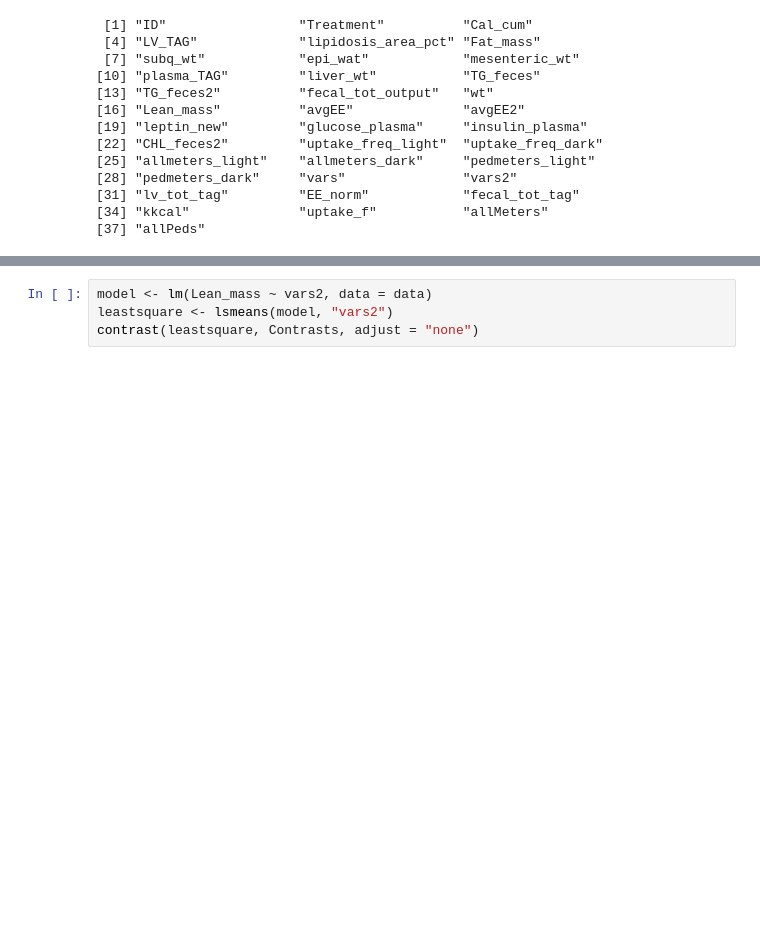
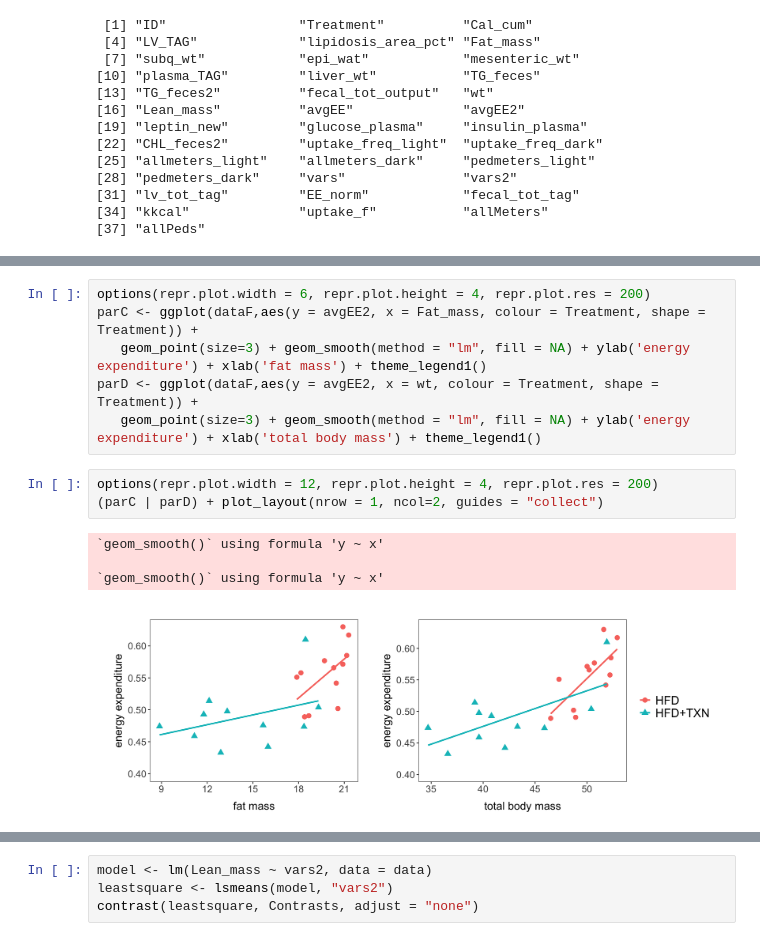
Before and after one commit to zhangyang2017/PPAR, a Jupyter notebook: manuscript/figures/figure02/figure2.ipynb, the cells around one changed output, grey strips where cells are left out. Cells and saved outputs as stored; diff of their text form; blank space fills up the shorter version.

```diff
--- a/manuscript/figures/figure02/figure2.ipynb
+++ b/manuscript/figures/figure02/figure2.ipynb
@@ -127,0 +294,14 @@ names(data)
+# %%
+options(repr.plot.width = 6, repr.plot.height = 4, repr.plot.res = 200)
+parC <- ggplot(dataF,aes(y = avgEE2, x = Fat_mass, colour = Treatment, shape = Treatment)) +
+   geom_point(size=3) + geom_smooth(method = "lm", fill = NA) + ylab('energy expenditure') + xlab('fat mass') + theme_legend1()
+parD <- ggplot(dataF,aes(y = avgEE2, x = wt, colour = Treatment, shape = Treatment)) +
+   geom_point(size=3) + geom_smooth(method = "lm", fill = NA) + ylab('energy expenditure') + xlab('total body mass') + theme_legend1()
+# %%
+options(repr.plot.width = 12, repr.plot.height = 4, repr.plot.res = 200)
+(parC | parD) + plot_layout(nrow = 1, ncol=2, guides = "collect")
+# %% [output]
+`geom_smooth()` using formula 'y ~ x'
+
+`geom_smooth()` using formula 'y ~ x'
+[figure, added]
```
Also changed, not shown: parts of 69 cells of this notebook, 1 other file.
